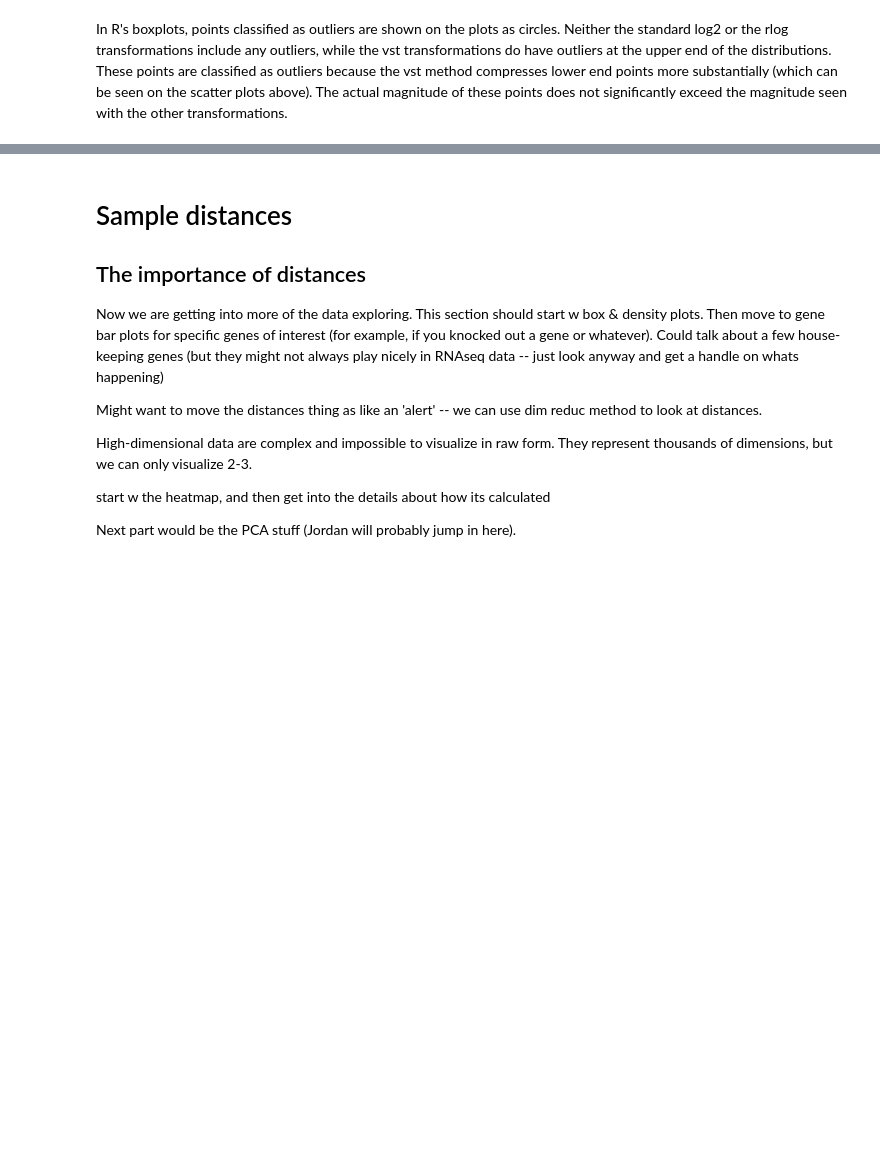
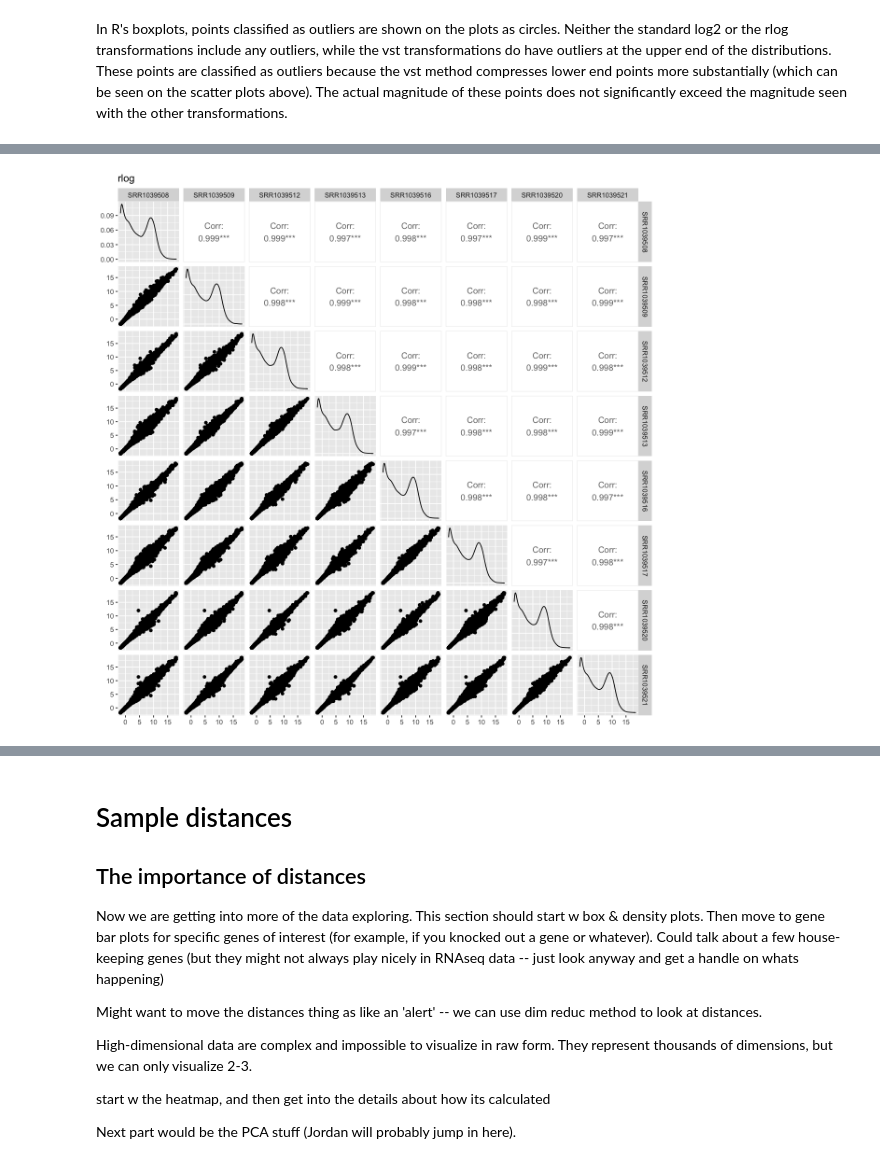
Before and after one commit to compbiocore/rnaseq_workshop_2021, a Jupyter notebook: deseq_1.ipynb, the cells around one changed output, grey strips where cells are left out. Saved outputs shown, nothing was run; the diff lists cells and outputs as text; code cells hidden in the pictures; blank space fills up the shorter version.

```diff
--- a/deseq_1.ipynb
+++ b/deseq_1.ipynb
@@ -440,0 +429,4 @@ ERROR: Error in h(simpleError(msg, call)): error in evaluating the argument 'x'
+# %%
+ggpairs(as.data.frame(rlog(counts(dds))), title = 'rlog')
+# %% [output]
+[figure, added]
```
Also changed, not shown: parts of 24 cells of this notebook.
